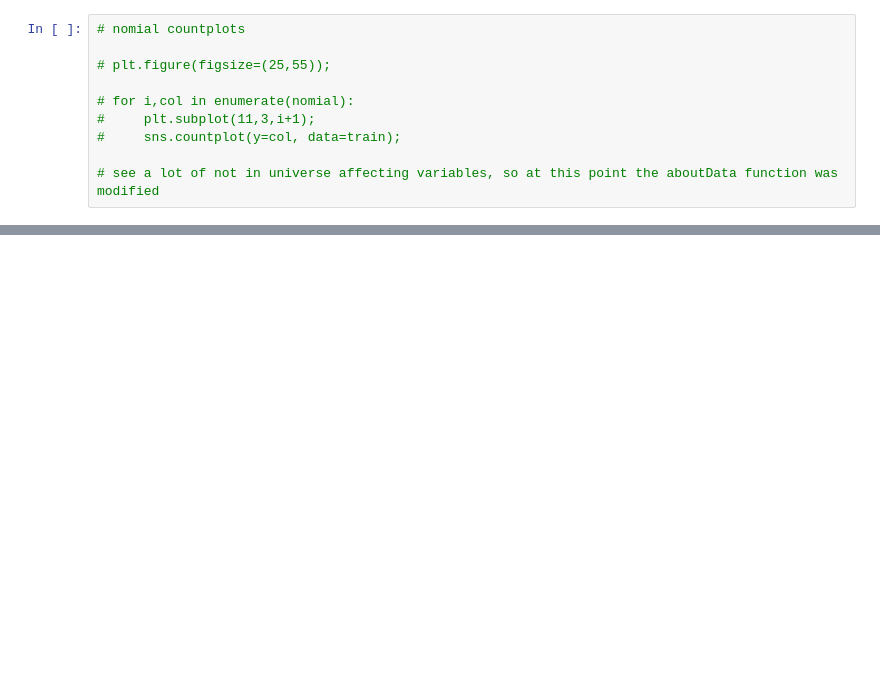
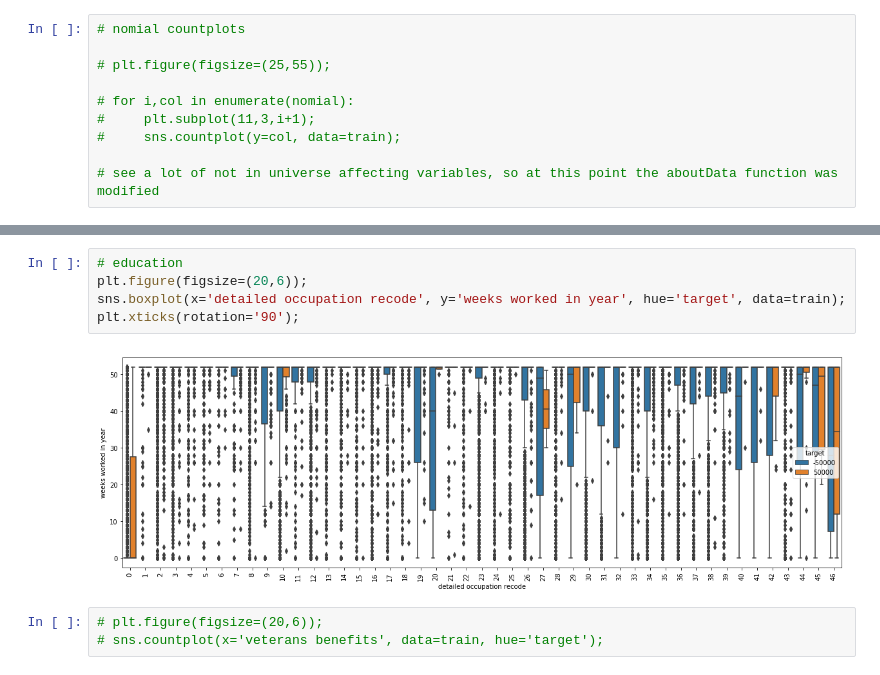
Before and after one commit to pogzyb/census, a Jupyter notebook: census_xgbfi.ipynb, the cells around one changed output, grey strips where cells are left out. Cells and saved outputs as stored; diff of their text form; blank space fills up the shorter version.

```diff
--- a/census_xgbfi.ipynb
+++ b/census_xgbfi.ipynb
@@ -418,0 +277,10 @@ Name: target, dtype: int64
+# %%
+# education
+plt.figure(figsize=(20,6));
+sns.boxplot(x='detailed occupation recode', y='weeks worked in year', hue='target', data=train);
+plt.xticks(rotation='90');
+# %% [output]
+[figure, added]
+# %%
+# plt.figure(figsize=(20,6));
+# sns.countplot(x='veterans benefits', data=train, hue='target');
```
Also changed, not shown: parts of 38 cells of this notebook.
